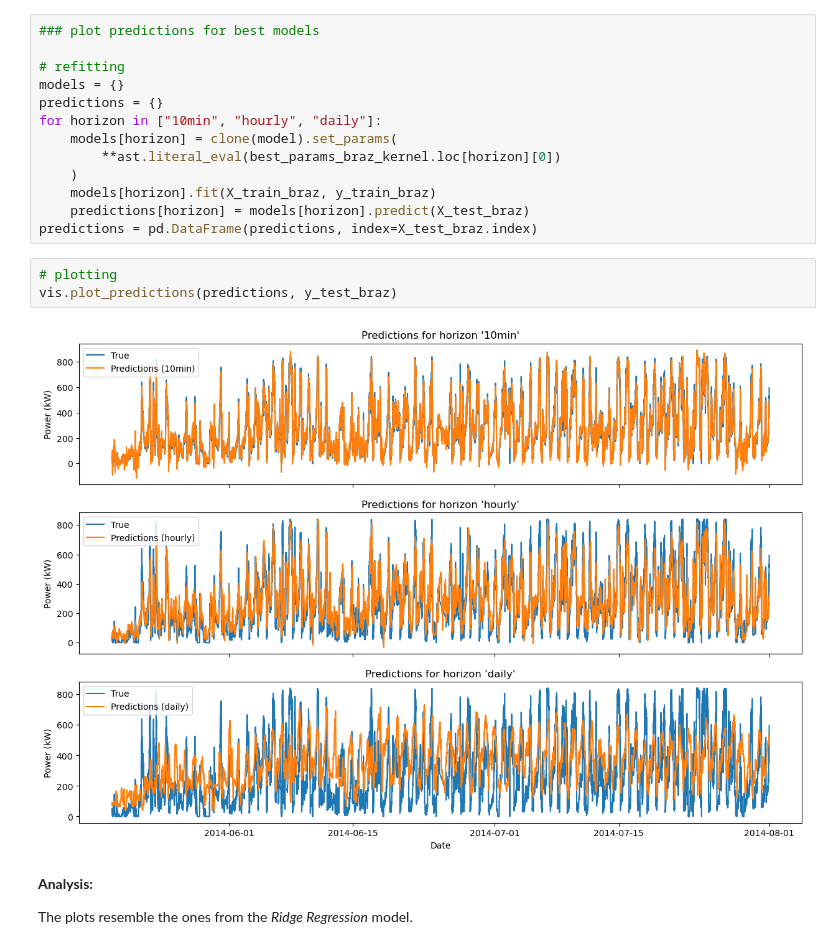
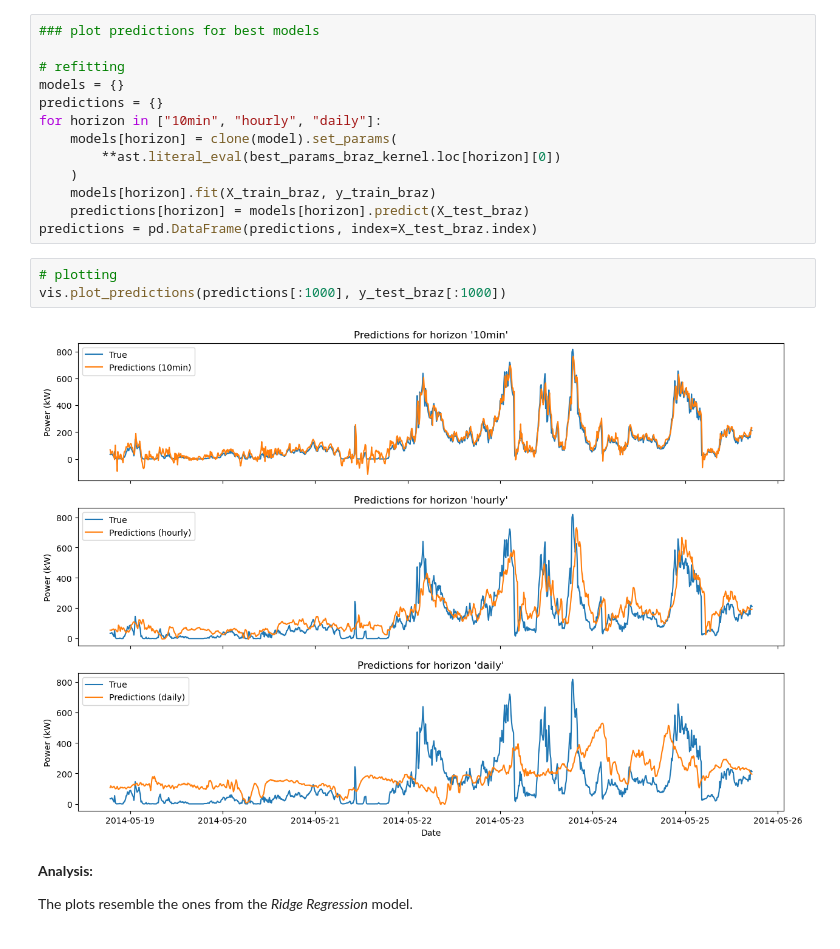
Before and after one commit to H-Kugler/forecasting-wind-power, a Jupyter notebook: notebooks/RegressionVariants.ipynb, the cells around one changed output. Cells and saved outputs as stored; diff of their text form.

```diff
--- a/notebooks/RegressionVariants.ipynb
+++ b/notebooks/RegressionVariants.ipynb
@@ -540,9 +546,9 @@ for horizon in ["10min", "hourly", "daily"]:
 predictions = pd.DataFrame(predictions, index=X_test_braz.index)
 # %%
 # plotting
-vis.plot_predictions(predictions, y_test_braz)
+vis.plot_predictions(predictions[:1000], y_test_braz[:1000])
 # %% [output]
-[figure, old version]
+[figure, new version]
 # %% [markdown]
 __Analysis:__
 
```
Also changed, not shown: parts of 16 cells of this notebook, 8 other files.
